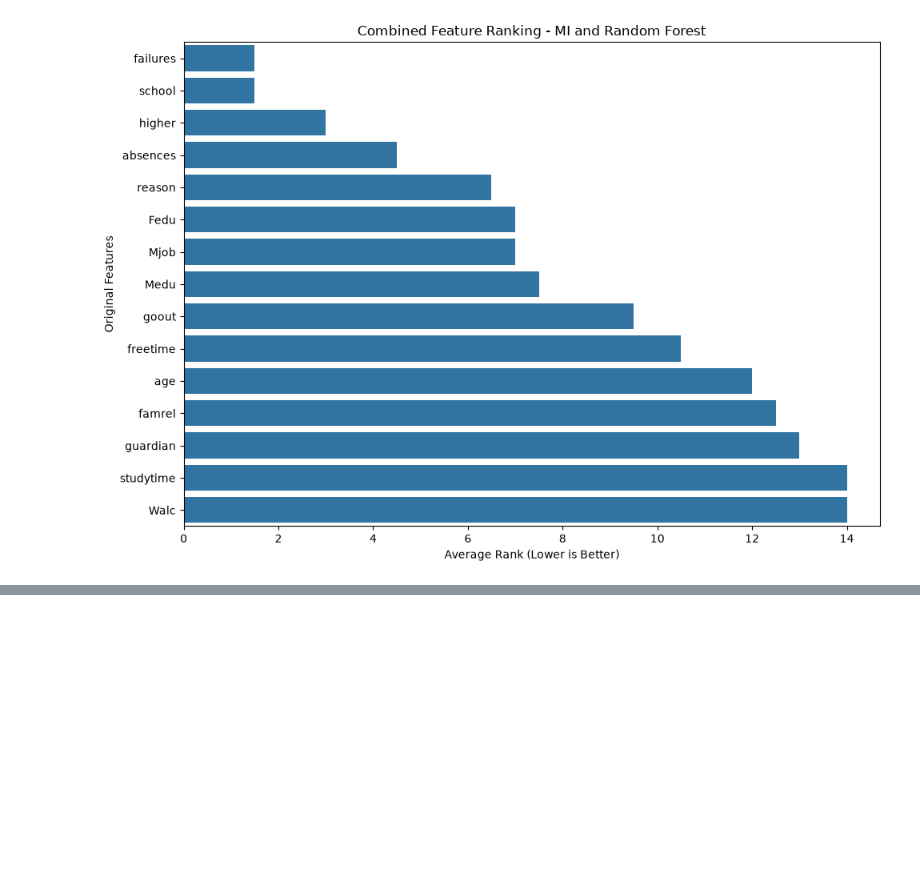
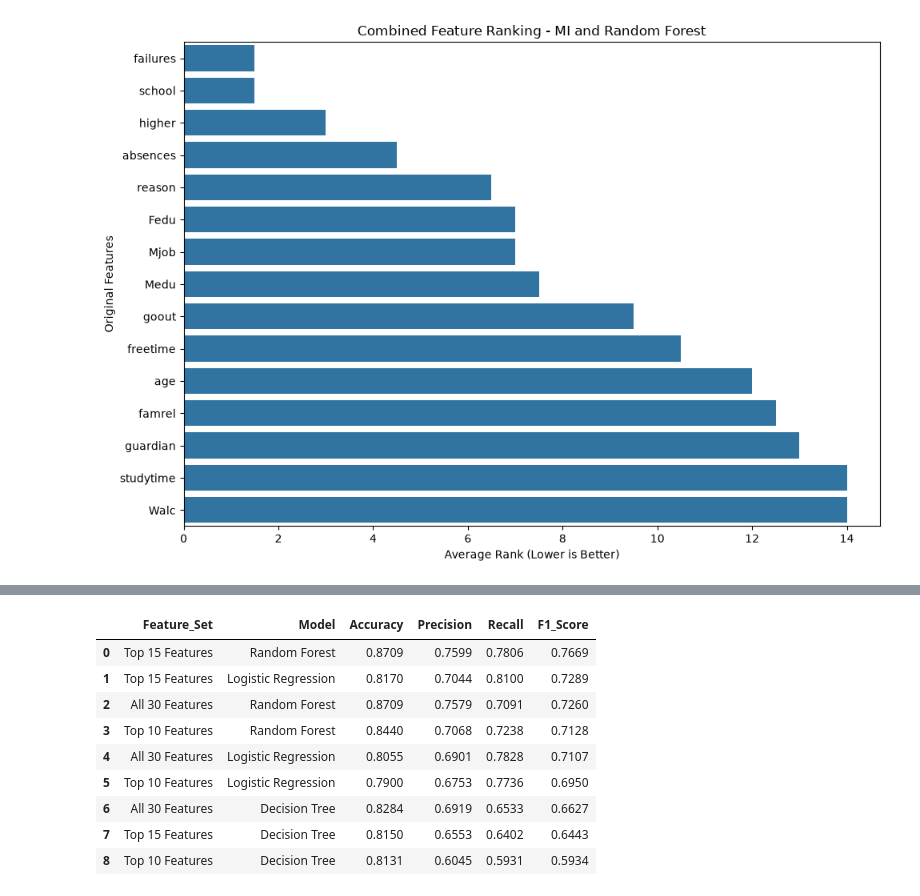
Before and after one commit to SachinKrSingh-138/Academic_Project, a Jupyter notebook: notebooks/analysis.ipynb, the cells around one changed output, grey strips where cells are left out. Saved outputs shown, nothing was run; the diff lists cells and outputs as text; code cells hidden in the pictures; blank space fills up the shorter version.

```diff
--- a/notebooks/analysis.ipynb
+++ b/notebooks/analysis.ipynb
@@ -691,0 +873,66 @@ plt.show()
+# %%
+# Import cross-validation utilities
+from sklearn.model_selection import StratifiedKFold, cross_validate
+
+# Create a stratified 5-fold cross-validation strategy
+cv = StratifiedKFold(
+    n_splits=5,
+    shuffle=True,
+    random_state=42
+)
+
+# Define the evaluation metrics
+scoring_metrics = {
+    "accuracy": "accuracy",
+    "precision": "precision_macro",
+    "recall": "recall_macro",
+    "f1": "f1_macro"
+}
+
+# Store the cross-validation results
+cv_results = []
+
+# Train and evaluate every model on each feature set
+for feature_name, X_data in feature_sets.items():
+
+    for model_name, model in models.items():
+
+        scores = cross_validate(
+            model,
+            X_data,
+            y_train_encoded,
+            cv=cv,
+            scoring=scoring_metrics,
+            n_jobs=-1
+        )
+
+        cv_results.append({
+            "Feature_Set": feature_name,
+            "Model": model_name,
+            "Accuracy": scores["test_accuracy"].mean(),
+            "Precision": scores["test_precision"].mean(),
+            "Recall": scores["test_recall"].mean(),
+            "F1_Score": scores["test_f1"].mean()
+        })
+
+# Convert the results into a DataFrame
+cv_results_df = pd.DataFrame(cv_results)
+
+# Sort the results by macro F1-score
+cv_results_df = cv_results_df.sort_values(
+    by="F1_Score",
+    ascending=False
+).reset_index(drop=True)
+
+display(cv_results_df.round(4))
+# %% [output]
+|  | Feature_Set | Model | Accuracy | Precision | Recall | F1_Score |
+| 0 | Top 15 Features | Random Forest | 0.8709 | 0.7599 | 0.7806 | 0.7669 |
+| 1 | Top 15 Features | Logistic Regression | 0.8170 | 0.7044 | 0.8100 | 0.7289 |
+| 2 | All 30 Features | Random Forest | 0.8709 | 0.7579 | 0.7091 | 0.7260 |
+| 3 | Top 10 Features | Random Forest | 0.8440 | 0.7068 | 0.7238 | 0.7128 |
+| 4 | All 30 Features | Logistic Regression | 0.8055 | 0.6901 | 0.7828 | 0.7107 |
+| 5 | Top 10 Features | Logistic Regression | 0.7900 | 0.6753 | 0.7736 | 0.6950 |
+| 6 | All 30 Features | Decision Tree | 0.8284 | 0.6919 | 0.6533 | 0.6627 |
+| 7 | Top 15 Features | Decision Tree | 0.8150 | 0.6553 | 0.6402 | 0.6443 |
+| 8 | Top 10 Features | Decision Tree | 0.8131 | 0.6045 | 0.5931 | 0.5934 |
```
Also changed, not shown: parts of 11 cells of this notebook.
